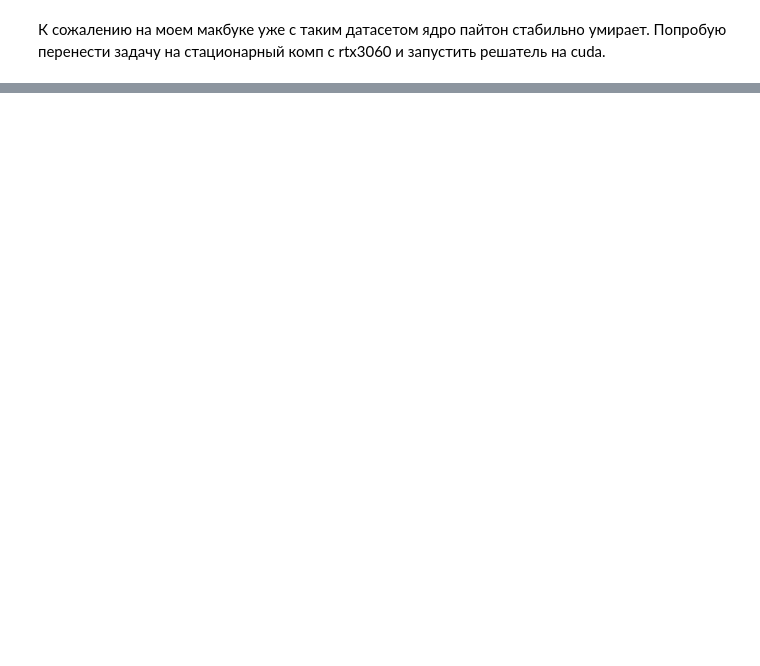
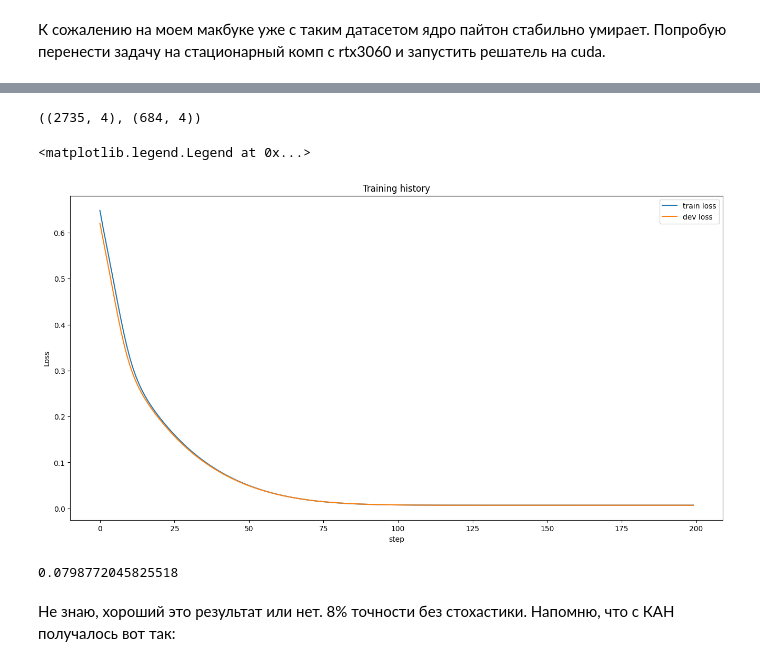
Before and after one commit to sawysockii/Pytorch-KAN-study, a Jupyter notebook: pytorch_KAN.ipynb, the cells around one changed output, grey strips where cells are left out. Saved outputs shown, nothing was run; the diff lists cells and outputs as text; code cells hidden in the pictures; blank space fills up the shorter version.

```diff
--- a/pytorch_KAN.ipynb
+++ b/pytorch_KAN.ipynb
@@ -1237,0 +1377,52 @@ saving model version 0.0
+# %%
+labels = np.float32(mult['DP_DZ'].values)
+X = np.float32(mult.drop(labels='DP_DZ', axis=1).values)
+X_train, X_test, y_train, y_test = train_test_split(X, labels, test_size=0.2)
+# %%
+X_train.shape, X_test.shape
+# %% [output]
+((2735, 4), (684, 4))
+# %%
+model = NonlinearNN(D=4)
+# инициализируем Adam для накопления импульса во время спуска
+optimizer = torch.optim.Adam(params=model.parameters())
+
+N_EPOCHS = 200
+
+X_tr = torch.tensor(X_train)
+y_tr = torch.tensor(y_train)
+X_dev = torch.tensor(X_test)
+y_dev = torch.tensor(y_test)
+
+train_loss_history = []
+dev_loss_history = []
+
+LOSS_ = nn.MSELoss()
+
+for i in tqdm(range(N_EPOCHS)):
+    # Градиенты
+    optimizer.zero_grad()
+    # Прямой проход (предсказания)
+    predictions = model(X_tr)
+    # Функция потерь
+    loss = LOSS_(predictions, y_tr) # активация уже включена
+    loss.backward()
+    # Шаг спуска
+    optimizer.step()
+    train_loss_history.append(loss.item())
+
+    # Валидируемся
+    predictions = model(X_dev)
+    loss = LOSS_(predictions, y_dev)
+    dev_loss_history.append(loss.item())
+# %%
+plt.figure(figsize=(16, 8))
+plt.title('Training history')
+plt.ylabel('Loss')
+plt.xlabel('step')
+plt.plot(range(N_EPOCHS), train_loss_history, label='train loss')
+plt.plot(range(N_EPOCHS), dev_loss_history, label='dev loss')
+plt.legend()
+# %% [output]
+<matplotlib.legend.Legend at 0x...>
+[figure, added]
@@ -1237,0 +1461,8 @@ saving model version 0.0
+# %%
+MLP_results = model(torch.tensor(np.float32(pd.DataFrame(validation_data).values))) * 1e4
+MLP_precision = skm.mean_absolute_percentage_error(DP_DZ_dict, MLP_results.tolist())
+MLP_precision
+# %% [output]
+0.0798772045825518
+# %% [markdown]
+Не знаю, хороший это результат или нет. 8% точности без стохастики. Напомню, что с КАН получалось вот так:
```
Also changed, not shown: parts of 29 cells of this notebook.
